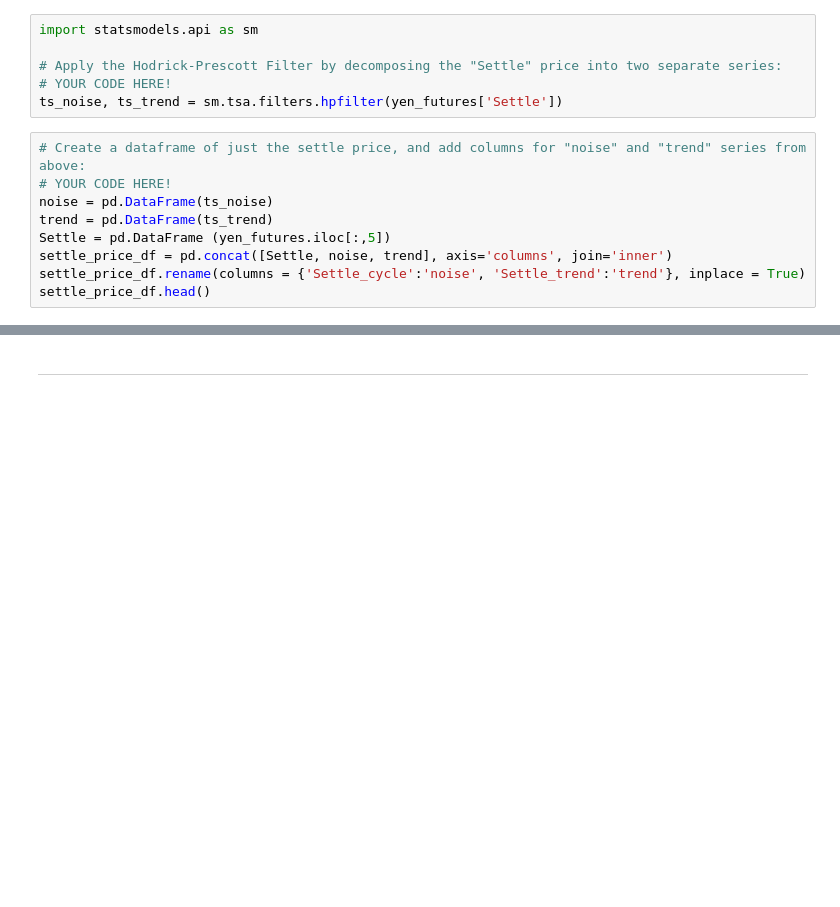
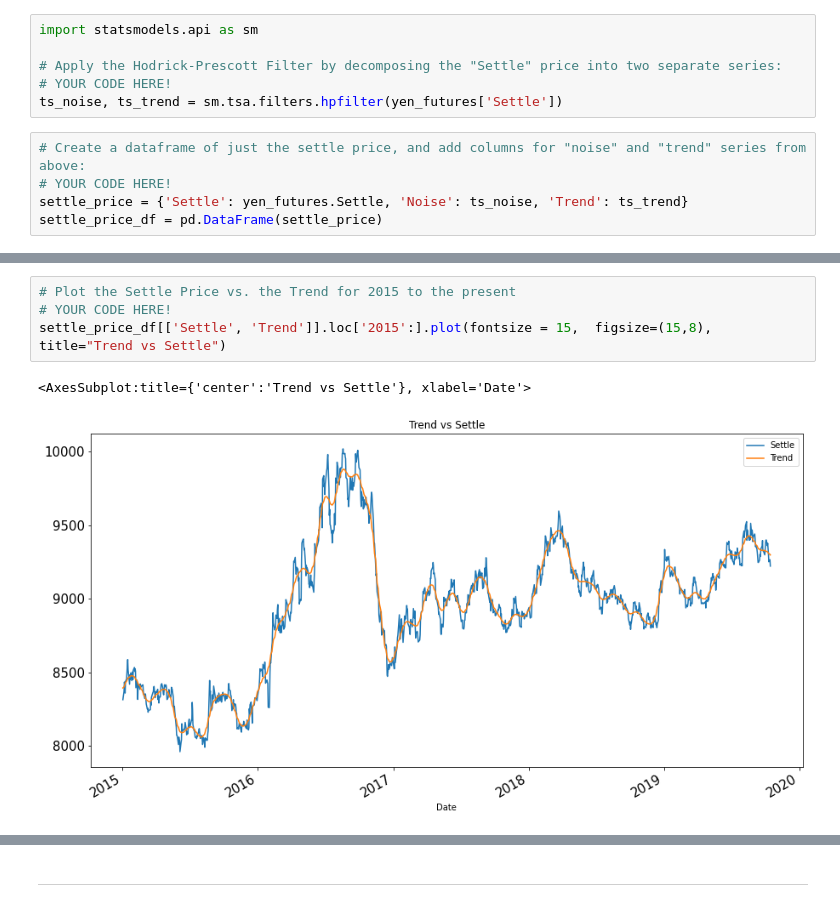
Before and after one commit to vmieres/Predicting-Currency-Movements, a Jupyter notebook: time_series_analysis.ipynb, the cells around one changed output, grey strips where cells are left out. Drawn from its saved outputs; the diff is of its cells as text; blank space fills up the shorter version.

```diff
--- a/time_series_analysis.ipynb
+++ b/time_series_analysis.ipynb
@@ -61,9 +61,5 @@ ts_noise, ts_trend = sm.tsa.filters.hpfilter(yen_futures['Settle'])
 # %%
 # Create a dataframe of just the settle price, and add columns for "noise" and "trend" series from above:
 # YOUR CODE HERE!
-noise = pd.DataFrame(ts_noise)
-trend = pd.DataFrame(ts_trend)
-Settle = pd.DataFrame (yen_futures.iloc[:,5])
-settle_price_df = pd.concat([Settle, noise, trend], axis='columns', join='inner')
-settle_price_df.rename(columns = {'Settle_cycle':'noise', 'Settle_trend':'trend'}, inplace = True)
-settle_price_df.head()
+settle_price = {'Settle': yen_futures.Settle, 'Noise': ts_noise, 'Trend': ts_trend}
+settle_price_df = pd.DataFrame(settle_price)
@@ -137,0 +66,7 @@ settle_price_2015onwards_df.plot();
+# %%
+# Plot the Settle Price vs. the Trend for 2015 to the present
+# YOUR CODE HERE!
+settle_price_df[['Settle', 'Trend']].loc['2015':].plot(fontsize = 15,  figsize=(15,8), title="Trend vs Settle")
+# %% [output]
+<AxesSubplot:title={'center':'Trend vs Settle'}, xlabel='Date'>
+[figure, added]
```
Also changed, not shown: parts of 6 cells of this notebook.
